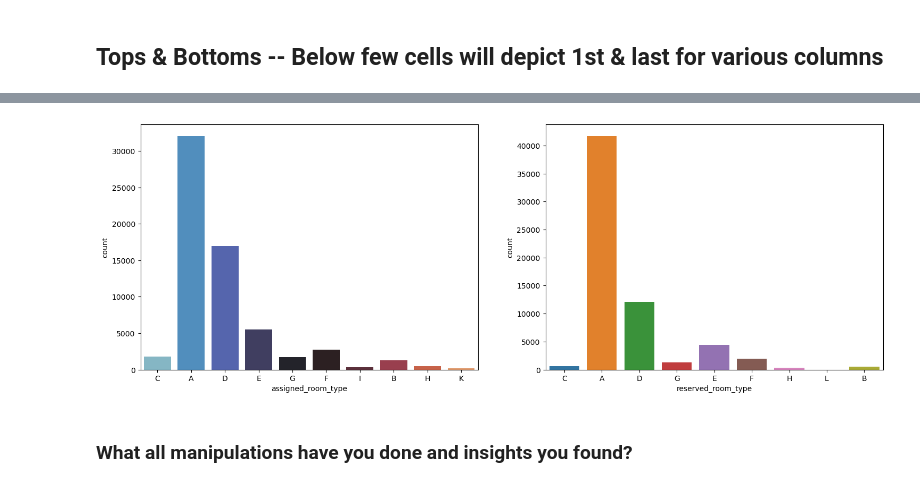
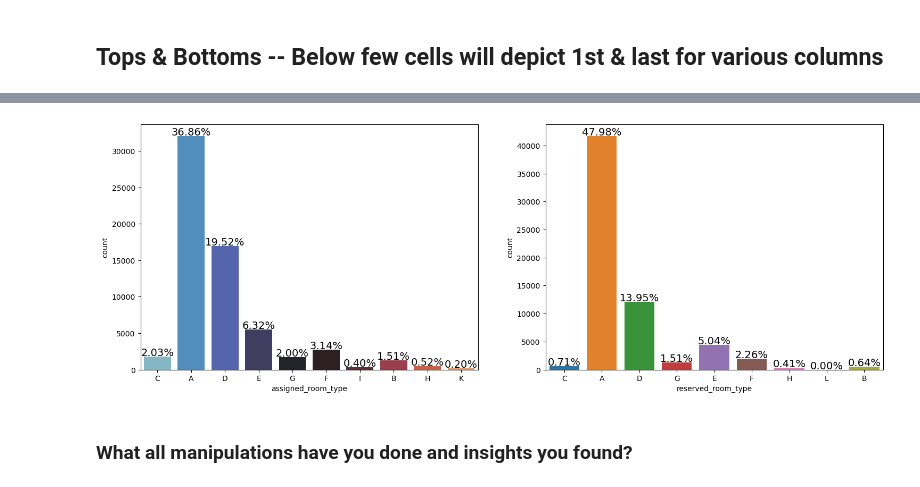
Before and after one commit to lakshay170/hotel_capstone, a Jupyter notebook: Hotel_Capstone.ipynb, the cells around one changed output, grey strips where cells are left out. Saved outputs shown, nothing was run; the diff lists cells and outputs as text; code cells hidden in the pictures.

```diff
--- a/Hotel_Capstone.ipynb
+++ b/Hotel_Capstone.ipynb
@@ -605,3 +647,29 @@ px.choropleth(country_visitors,
 # maximum bookings come from PRT /Portugal ,followed by GBR Great Britain
 # %% [output]
 [interactive output not drawn]
+# %%
+plt.figure(figsize=(10,4))
+mkt_segment_percent=hotel['market_segment'].value_counts(normalize=True)*100
+
+plt.subplot(1,2,1)
+mkt_segment=mkt_segment_percent.plot(kind='bar',color=['violet','indigo','b','g','y','orange','r'])
+plt.title('Types of market segment',fontweight="bold")
+plt.ylabel("Percentage booking by market segment")
+for p in mkt_segment.patches:
+      height = round(p.get_height(),1)
+      mkt_segment.annotate(f'{height}%', (.1+p.get_x() + p.get_width() / 2., height+.2),
+             ha='center', va='center', xytext=(0, 5), textcoords='offset points'
+              )
+
+
+
+plt.subplot(1,2,2)
+plt.title('Types of distribution channels',fontweight="bold")
+distri_channel=sns.countplot(data=hotel,x='distribution_channel',palette='rocket')
+for p in distri_channel.patches:
+      height = p.get_height()
+      distri_channel.annotate(f'{height/hotel.shape[0]*100:.2f}%', (p.get_x() + p.get_width() / 2., height),
+             ha='center', va='center', xytext=(0, 5), textcoords='offset points'
+              )
+plt.savefig('tops.jpg')
+plt.show()
@@ -608,14 +678,25 @@ px.choropleth(country_visitors,
 # %%
 plt.figure(figsize=(18,6))
 plt.subplot(1,2,1)
-sns.countplot(data=not_cancelled_df,x='assigned_room_type',palette='icefire')
+assigned_room=sns.countplot(data=not_cancelled_df,x='assigned_room_type',palette='icefire')
+for p in assigned_room.patches:
+      height = p.get_height()
+      assigned_room.annotate(f'{height/hotel.shape[0]*100:.2f}%', (p.get_x() + p.get_width() / 2., height),
+             ha='center', va='center', xytext=(0, 5), textcoords='offset points',fontsize=14
+              )
+
 
 plt.subplot(1,2,2)
-sns.countplot(data=not_cancelled_df,x='reserved_room_type')
+res_room=sns.countplot(data=not_cancelled_df,x='reserved_room_type')
+for p in res_room.patches:
+      height = p.get_height()
+      res_room.annotate(f'{height/hotel.shape[0]*100:.2f}%', (p.get_x() + p.get_width() / 2., height),
+             ha='center', va='center', xytext=(0, 5), textcoords='offset points',fontsize=14
+              )
 
 plt.show()
 # %% [output]
-[figure, old version]
+[figure, new version]
 # %% [markdown]
 ### What all manipulations have you done and insights you found?
 # %% [markdown]
```
Also changed, not shown: parts of 17 cells of this notebook.
